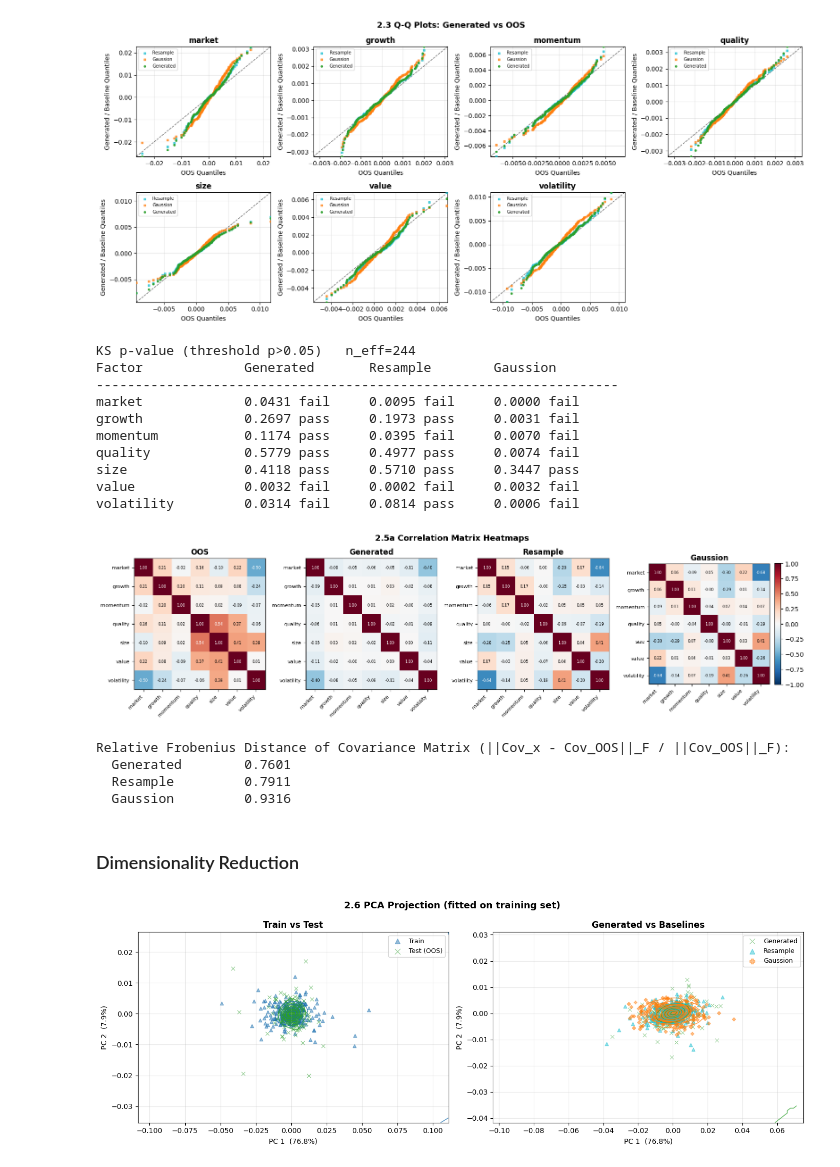
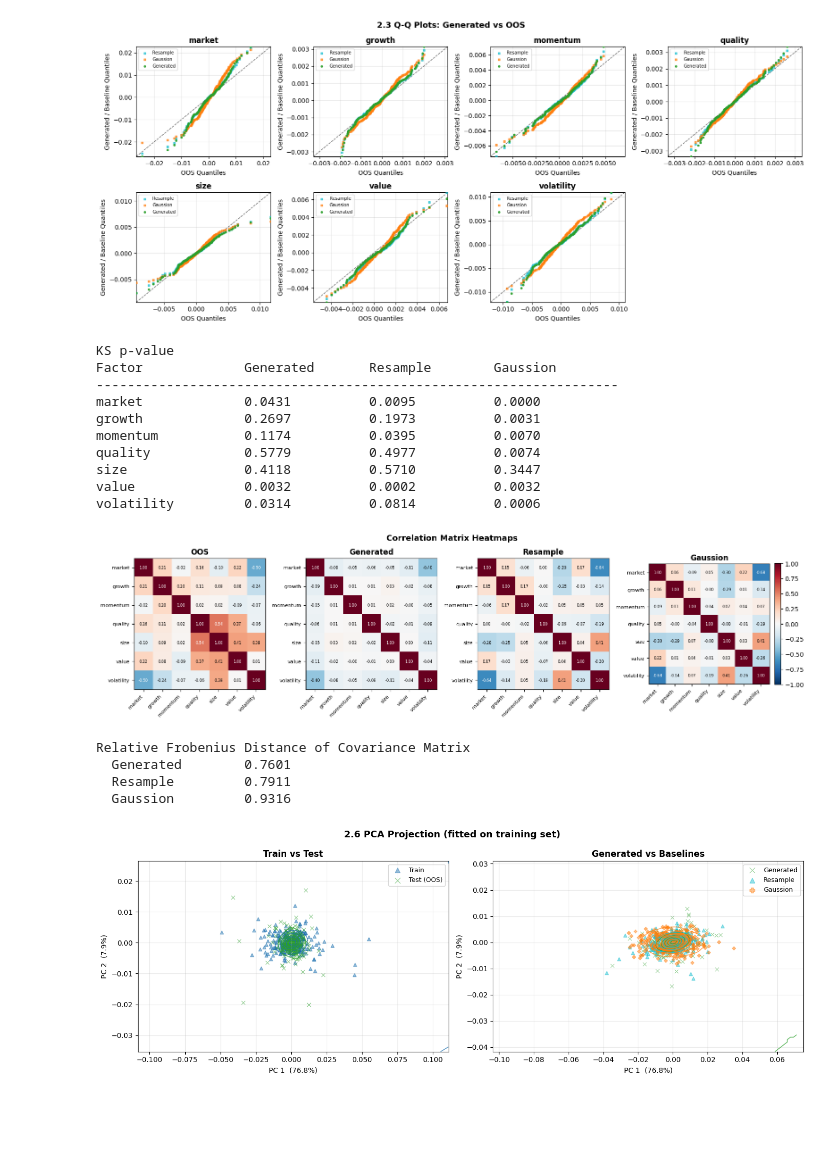
Before and after one commit to yryMax/TailEnhancedFinDiff, a Jupyter notebook: factor_evaluation.ipynb, the cells around one changed output. Saved outputs shown, nothing was run; the diff lists cells and outputs as text; code cells hidden in the pictures; blank space fills up the shorter version.

```diff
--- a/factor_evaluation.ipynb
+++ b/factor_evaluation.ipynb
@@ -252,91 +252,77 @@ plt.show()
 # %% [output]
 [figure]
 # %%
-# 2.4 Kolmogorov-Smirnov Test
-from scipy.stats import ks_2samp
-
-P_THRESHOLD = 0.05
-n_eff = len(OOS) * len(sampled) / (len(OOS) + len(sampled))
-
+# KS Test
 ks_gen   = [ks_2samp(OOS[:, i], sampled[:, i]).pvalue for i in range(len(FACTOR_NAMES))]
 ks_bases = [(bname, [ks_2samp(OOS[:, i], bdata[:, i]).pvalue
                      for i in range(len(FACTOR_NAMES))])
             for bname, bdata, _ in baselines]
 
-def fmt(p): return f"{p:.4f} {'pass' if p > P_THRESHOLD else 'fail'}"
-
 col_w = 16
 header = f"{'Factor':<18} {'Generated':<{col_w}}" + \
          "".join(f"{bname:<{col_w}}" for bname, _ in ks_bases)
-print(f"KS p-value (threshold p>{P_THRESHOLD})   n_eff={n_eff:.0f}")
+print(f"KS p-value")
 print(header)
 print("-" * len(header))
 for j, name in enumerate(FACTOR_NAMES):
-    row = f"{name:<18} {fmt(ks_gen[j]):<{col_w}}"
+    row = f"{name:<18} {ks_gen[j]:<{col_w}.4f}"
     for _, bks in ks_bases:
-        row += f"{fmt(bks[j]):<{col_w}}"
+        row += f"{bks[j]:<{col_w}.4f}"
     print(row)
 # %% [output]
-KS p-value (threshold p>0.05)   n_eff=244
+KS p-value
 Factor             Generated       Resample        Gaussion
 -------------------------------------------------------------------
-market             0.0431 fail     0.0095 fail     0.0000 fail
-growth             0.2697 pass     0.1973 pass     0.0031 fail
-momentum           0.1174 pass     0.0395 fail     0.0070 fail
-quality            0.5779 pass     0.4977 pass     0.0074 fail
-size               0.4118 pass     0.5710 pass     0.3447 pass
-value              0.0032 fail     0.0002 fail     0.0032 fail
-volatility         0.0314 fail     0.0814 pass     0.0006 fail
+market             0.0431          0.0095          0.0000
+growth             0.2697          0.1973          0.0031
+momentum           0.1174          0.0395          0.0070
+quality            0.5779          0.4977          0.0074
+size               0.4118          0.5710          0.3447
+value              0.0032          0.0002          0.0032
+volatility         0.0314          0.0814          0.0006
 # %%
-
-from matplotlib.colors import TwoSlopeNorm
-from metrics.statistic import compute_cov
-
 def corr_mat(data):
     return np.corrcoef(data, rowvar=False)
 
 corr_OOS  = corr_mat(OOS)
 corr_gen  = corr_mat(sampled)
 corr_base = [(bname, corr_mat(bdata), bc) for bname, bdata, bc in baselines]
 
 all_corrs = [('OOS', corr_OOS, 'steelblue'),
              ('Generated', corr_gen, '#2ca02c')] + corr_base
 
-# ── 2.5a Correlation Matrix Heatmaps ─────────────────────────────────────────
 n = len(all_corrs)
 fig, axes = plt.subplots(1, n, figsize=(4 * n, 4.2))
 norm = TwoSlopeNorm(vmin=-1, vcenter=0, vmax=1)
 
 for ax, (name, corr, _) in zip(axes, all_corrs):
     im = ax.imshow(corr, cmap='RdBu_r', norm=norm)
     ax.set_xticks(range(len(FACTOR_NAMES)))
     ax.set_yticks(range(len(FACTOR_NAMES)))
     ax.set_xticklabels(FACTOR_NAMES, rotation=45, ha='right', fontsize=8)
     ax.set_yticklabels(FACTOR_NAMES, fontsize=8)
     ax.set_title(name, fontweight='bold')
     for ii in range(len(FACTOR_NAMES)):
         for jj in range(len(FACTOR_NAMES)):
             ax.text(jj, ii, f'{corr[ii, jj]:.2f}', ha='center', va='center',
                     fontsize=6, color='white' if abs(corr[ii, jj]) > 0.5 else 'black')
 
 fig.colorbar(im, ax=axes[-1], fraction=0.046, pad=0.04)
-fig.suptitle('2.5a Correlation Matrix Heatmaps', fontsize=13, fontweight='bold')
+fig.suptitle('Correlation Matrix Heatmaps', fontsize=13, fontweight='bold')
 plt.tight_layout()
 plt.show()
-
-# ── 2.5b Covariance Distance (relative Frobenius) ────────────────────────────
-print("Relative Frobenius Distance of Covariance Matrix (||Cov_x - Cov_OOS||_F / ||Cov_OOS||_F):")
-print(f"  {'Generated':<16} {compute_cov(sampled, OOS):.4f}")
-for bname, bdata, _ in baselines:
-    print(f"  {bname:<16} {compute_cov(bdata, OOS):.4f}")
 # %% [output]
-[figure, old version]
+[figure, new version]
-Relative Frobenius Distance of Covariance Matrix (||Cov_x - Cov_OOS||_F / ||Cov_OOS||_F):
-  Generated        0.7601
-  Resample         0.7911
-  Gaussion         0.9316
-# %% [markdown]
-### Dimensionality Reduction
+# %%
+print("Relative Frobenius Distance of Covariance Matrix")
+print(f"  {'Generated':<16} {compute_cov(sampled, OOS):.4f}")
+for bname, bdata, _ in baselines:
+    print(f"  {bname:<16} {compute_cov(bdata, OOS):.4f}")
+# %% [output]
+Relative Frobenius Distance of Covariance Matrix
+  Generated        0.7601
+  Resample         0.7911
+  Gaussion         0.9316
 # %%
 # 2.6 PCA Projection
 from sklearn.decomposition import PCA
```
Also changed, not shown: parts of 9 cells of this notebook, 9 other files.
